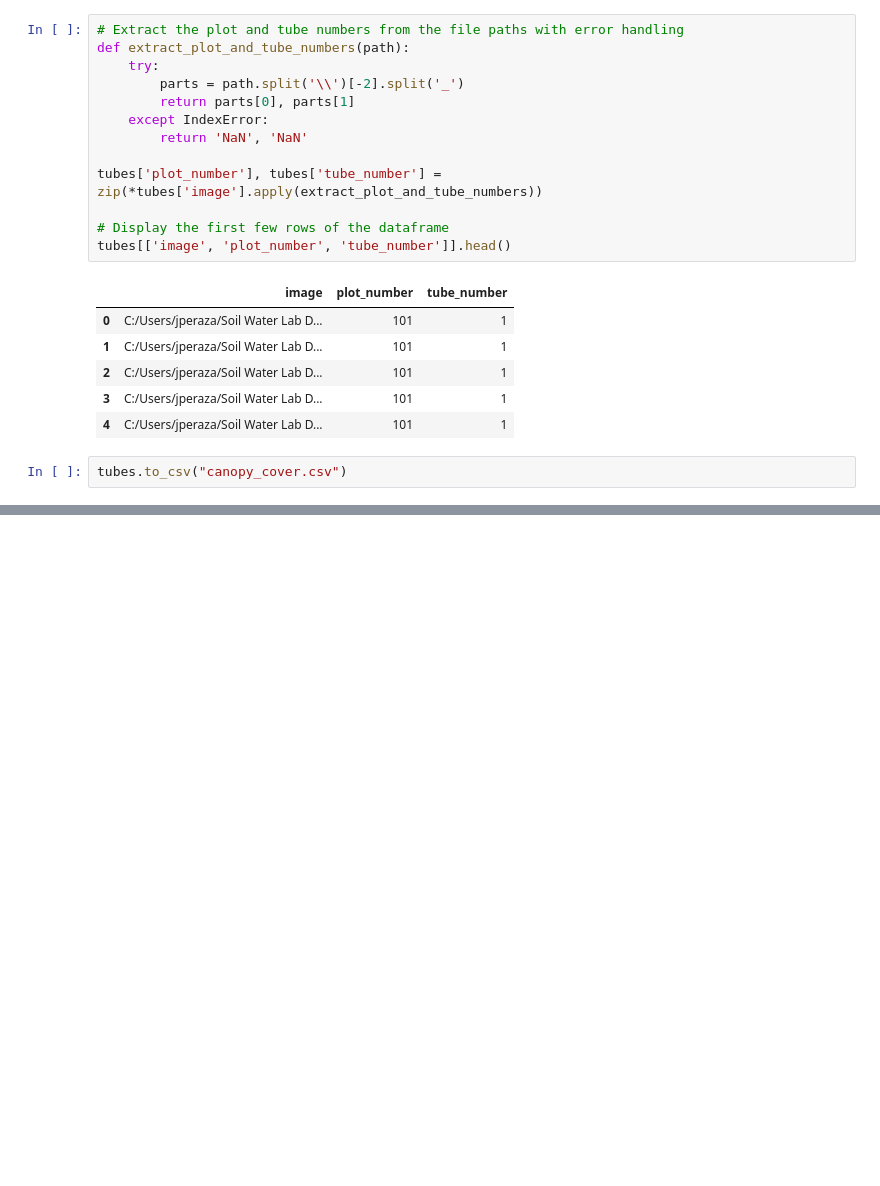
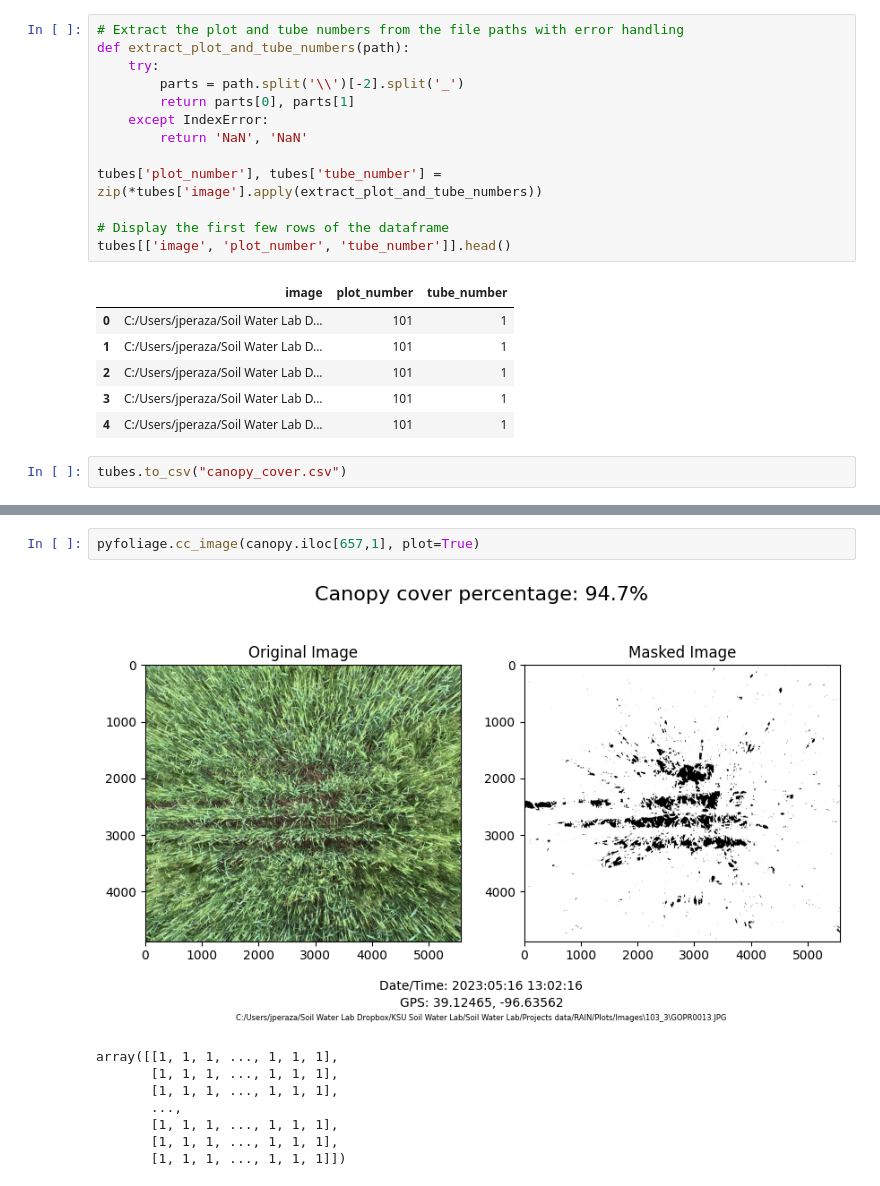
Before and after one commit to joaquinperaza/PyFoliage, a Jupyter notebook: docs/example/Untitled-Copy1.ipynb, the cells around one changed output, grey strips where cells are left out. Cells and saved outputs as stored; diff of their text form; blank space fills up the shorter version.

```diff
--- a/docs/example/Untitled-Copy1.ipynb
+++ b/docs/example/Untitled-Copy1.ipynb
@@ -33,0 +46,11 @@ pyfoliage.cc_image(tubes.iloc[0,0], plot=True)
+# %%
+pyfoliage.cc_image(canopy.iloc[657,1], plot=True)
+# %% [output]
+[figure, added]
+array([[1, 1, 1, ..., 1, 1, 1],
+       [1, 1, 1, ..., 1, 1, 1],
+       [1, 1, 1, ..., 1, 1, 1],
+       ...,
+       [1, 1, 1, ..., 1, 1, 1],
+       [1, 1, 1, ..., 1, 1, 1],
+       [1, 1, 1, ..., 1, 1, 1]])
```
Also changed, not shown: parts of 4 cells of this notebook, 3 other files.
